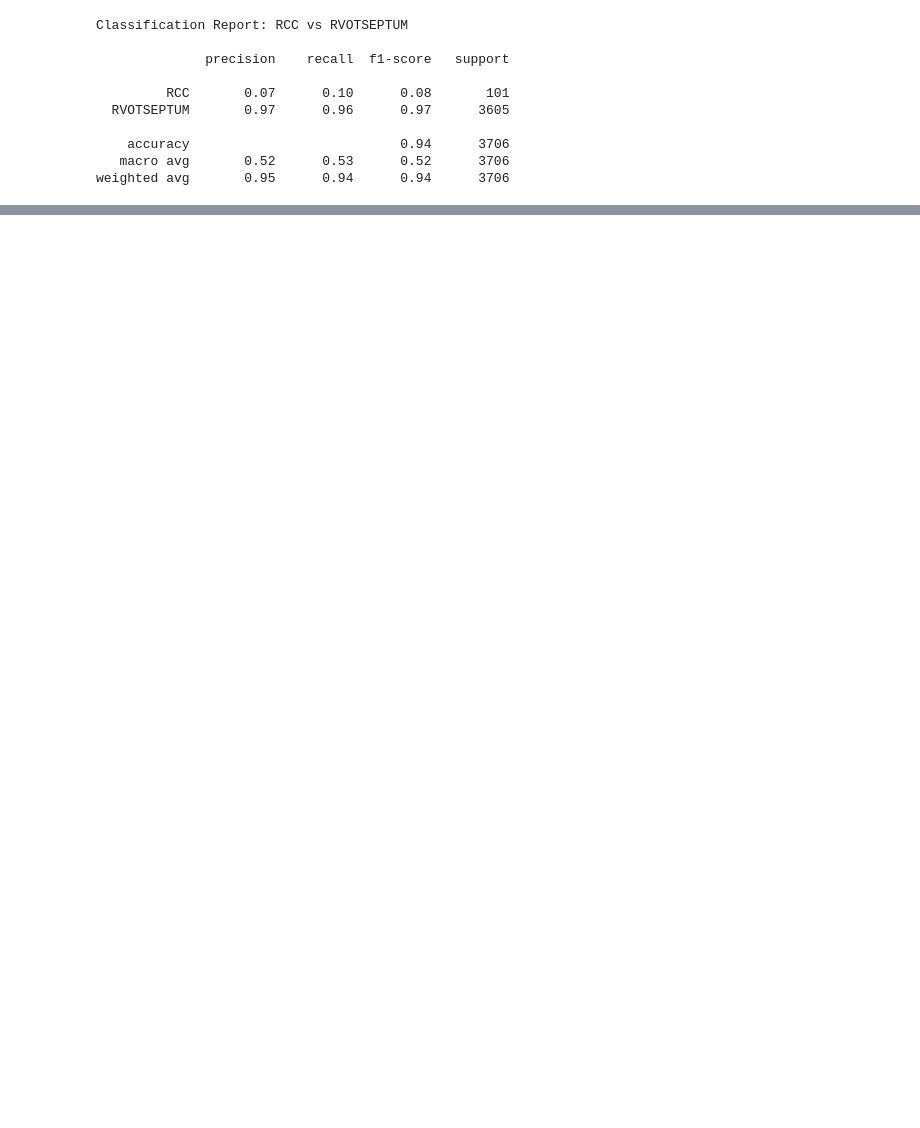
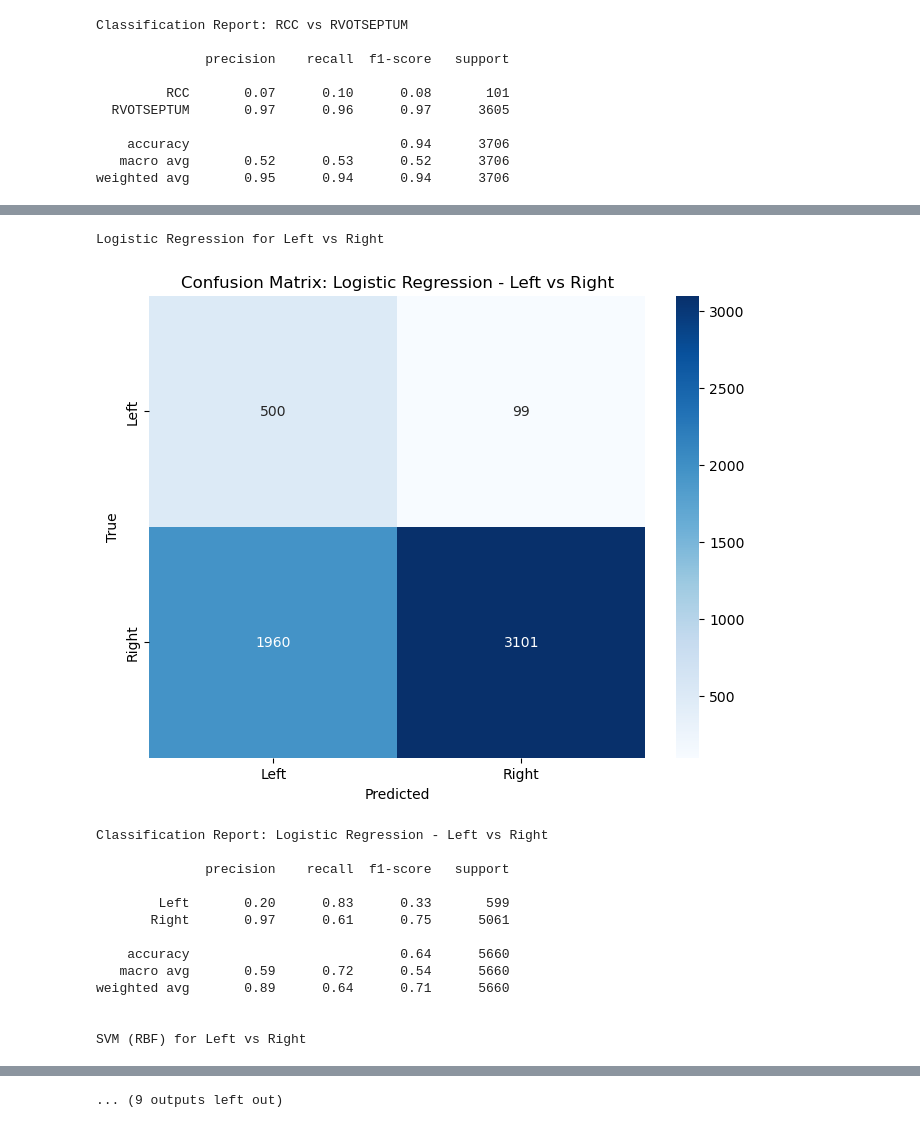
Before and after one commit to taniapazospuig/compbiomed-seminars, a Jupyter notebook: big_dataset_preprocessing.ipynb, the cells around one changed output, grey strips where cells are left out. Drawn from its saved outputs; the diff is of its cells as text; code cells hidden in the pictures; blank space fills up the shorter version.

Commit message:
other models tested

```diff
--- a/big_dataset_preprocessing.ipynb
+++ b/big_dataset_preprocessing.ipynb
@@ -966,0 +992,74 @@ weighted avg       0.96      0.93      0.94      3706
+# %%
+from sklearn.linear_model import LogisticRegression
+from sklearn.svm import SVC
+from sklearn.neighbors import KNeighborsClassifier
+from sklearn.ensemble import GradientBoostingClassifier
+from sklearn.neural_network import MLPClassifier
+from sklearn.metrics import classification_report, confusion_matrix
+import matplotlib.pyplot as plt
+import seaborn as sns
+
+# Define reusable function to train and evaluate multiple models
+def train_and_evaluate_models(X_train, y_train, X_test, y_test, label_names, task_name=""):
+    import numpy as np  # ensure numpy is imported
+
+    # Ensure correct array format
+    X_train = np.array(X_train)
+    X_test = np.array(X_test)
+
+    models = {
+        "Logistic Regression": LogisticRegression(max_iter=1000, random_state=42),
+        "SVM (RBF)": SVC(kernel='rbf', probability=True, random_state=42),
+        "k-NN": KNeighborsClassifier(),
+        "Gradient Boosting": GradientBoostingClassifier(random_state=42),
+        "MLP": MLPClassifier(hidden_layer_sizes=(100,), max_iter=500, random_state=42)
+    }
+
+    for name, model in models.items():
+        print(f"\n{name} for {task_name}")
+        model.fit(X_train, y_train)
+        y_pred = model.predict(X_test)
+
+        # Confusion Matrix
+        plt.figure(figsize=(8, 6))
+        sns.heatmap(confusion_matrix(y_test, y_pred), annot=True, fmt='d', cmap='Blues',
+                    xticklabels=label_names, yticklabels=label_names)
+        plt.title(f"Confusion Matrix: {name} - {task_name}")
+        plt.xlabel("Predicted")
+        plt.ylabel("True")
+        plt.show()
+
+        # Classification Report
+        print(f"Classification Report: {name} - {task_name}\n")
+        print(classification_report(y_test, y_pred, target_names=label_names))
+
+
+# ---- Use for Left vs Right ----
+train_and_evaluate_models(
+    X_train_lr, y_train_lr, X_test_lr, y_test_lr,
+    label_names=["Left", "Right"],
+    task_name="Left vs Right"
+)
+
+# ---- Use for RCC vs RVOTSEPTUM ----
+train_and_evaluate_models(
+    X_train_rcc, y_train_rcc_final, X_test_rcc, y_test_rcc_final,
+    label_names=["RCC", "RVOTSEPTUM"],
+    task_name="RCC vs RVOTSEPTUM"
+)
+# %% [output]
+Logistic Regression for Left vs Right
+[figure, added]
+Classification Report: Logistic Regression - Left vs Right
+
+              precision    recall  f1-score   support
+
+        Left       0.20      0.83      0.33       599
+       Right       0.97      0.61      0.75      5061
+
+    accuracy                           0.64      5660
+   macro avg       0.59      0.72      0.54      5660
+weighted avg       0.89      0.64      0.71      5660
+
+
+SVM (RBF) for Left vs Right
@@ -966,0 +1123 @@ weighted avg       0.96      0.93      0.94      3706
+... (9 outputs left out)
```
Also changed, not shown: parts of 6 cells of this notebook.
